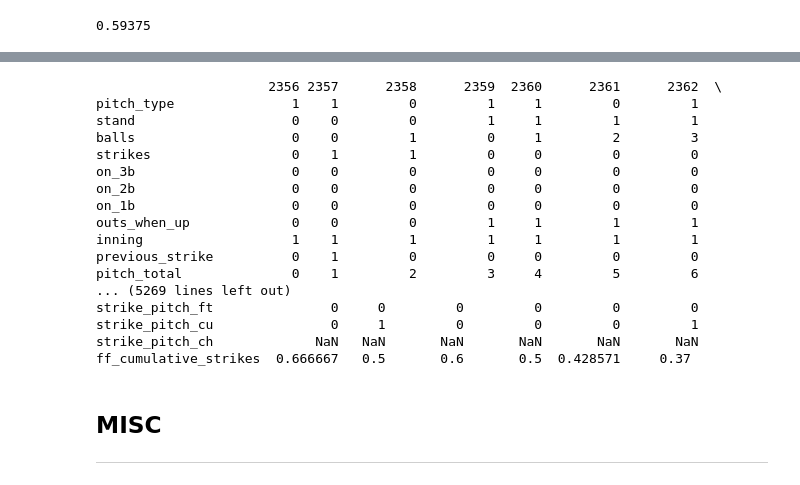
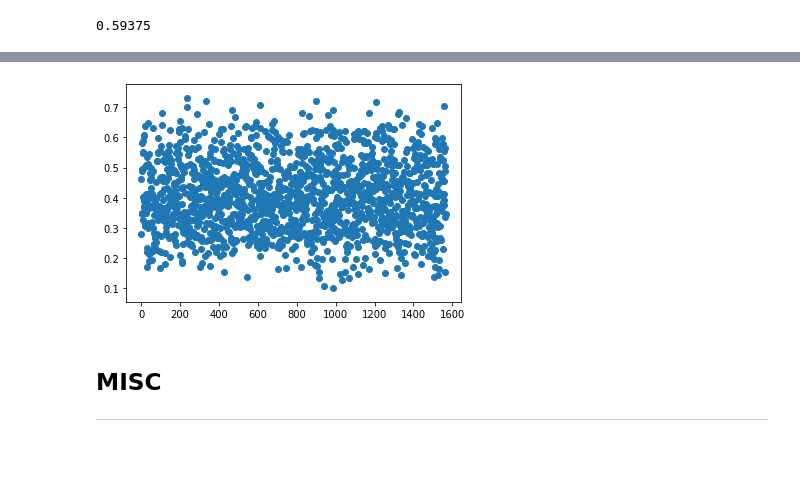
Before and after one commit to michael-rowland/Pitch-Predictions, a Jupyter notebook: Pitch-Predictions.ipynb, the cells around one changed output, grey strips where cells are left out. Saved outputs shown, nothing was run; the diff lists cells and outputs as text; code cells hidden in the pictures; blank space fills up the shorter version.

```diff
--- a/Pitch-Predictions.ipynb
+++ b/Pitch-Predictions.ipynb
@@ -496,14 +539,20 @@ log_df['pitch_type'] = log_df['pitch_type'].map(pitch_mapping)
 advantage_mapping = {'behind': -1, 'neutral': 0, 'ahead': 1}
 log_df['pitcher_advantage'] = log_df['pitcher_advantage'].map(advantage_mapping)
 
-stance_mapping = {'R': 1, 'L': 0}
+stance_mapping = {'L': 1, 'R': 0}
 log_df['stand'] = log_df['stand'].map(stance_mapping)
 
 bool_cols = ['on_3b', 'on_2b', 'on_1b', 'previous_strike', 'baserunner']
 log_df[bool_cols] = log_df[bool_cols].astype(int)
 
-drop_cols = ['game_date', 'player_name', 'previous_zone', 'previous_pitch']
+drop_cols = ['game_date', 'player_name', 'previous_zone', 'previous_pitch', 'pitch_name']
+# drop_cols = ['player_name', 'previous_zone', 'previous_pitch', 'pitch_name']
 log_df = log_df.drop(drop_cols, axis=1)
+
+for column in log_df.columns:
+  isnull = log_df[column].isnull().any()
+  if isnull:
+    log_df[column] = log_df[column].fillna(0)
 # %%
 baseline = log_df['pitch_type'].value_counts(normalize=True).tolist()[0]
 baseline
@@ -517,7 +566,9 @@ train, test = train_test_split(log_df, train_size=0.8, random_state=42)
 train, val = train_test_split(train, train_size=0.8, random_state=42)
 
 X_train = train[features]
+y_train = train[target]
 X_val = val[features]
+y_val = val[target]
 # %%
 from sklearn.metrics import accuracy_score
 from sklearn.linear_model import LogisticRegression
@@ -553,20 +594,0 @@ True - ch_strike_tendency_20
-# %%
-log_df[log_df['strike_pitch_ch'].isnull()].T
-# %% [output]
-                      2356 2357      2358      2359  2360      2361      2362  \
-pitch_type               1    1         0         1     1         0         1
-stand                    0    0         0         1     1         1         1
-balls                    0    0         1         0     1         2         3
-strikes                  0    1         1         0     0         0         0
-on_3b                    0    0         0         0     0         0         0
-on_2b                    0    0         0         0     0         0         0
-on_1b                    0    0         0         0     0         0         0
-outs_when_up             0    0         0         1     1         1         1
-inning                   1    1         1         1     1         1         1
-previous_strike          0    1         0         0     0         0         0
-pitch_total              0    1         2         3     4         5         6
-... (5269 lines left out)
-strike_pitch_ft               0     0         0         0         0         0
-strike_pitch_cu               0     1         0         0         0         1
-strike_pitch_ch             NaN   NaN       NaN       NaN       NaN       NaN
-ff_cumulative_strikes  0.666667   0.5       0.6       0.5  0.428571     0.37
@@ -573,3 +600,10 @@ ff_cumulative_strikes  0.666667   0.5       0.6       0.5  0.428571     0.37
+# %%
+probabilities = lr.predict_proba(X_val)
+
+plt.scatter(range(len(probabilities)), probabilities[:,0])
+plt.show()
+# %% [output]
+[figure, added]
 # %% [markdown]
 ## MISC
 
```
Also changed, not shown: parts of 21 cells of this notebook.
